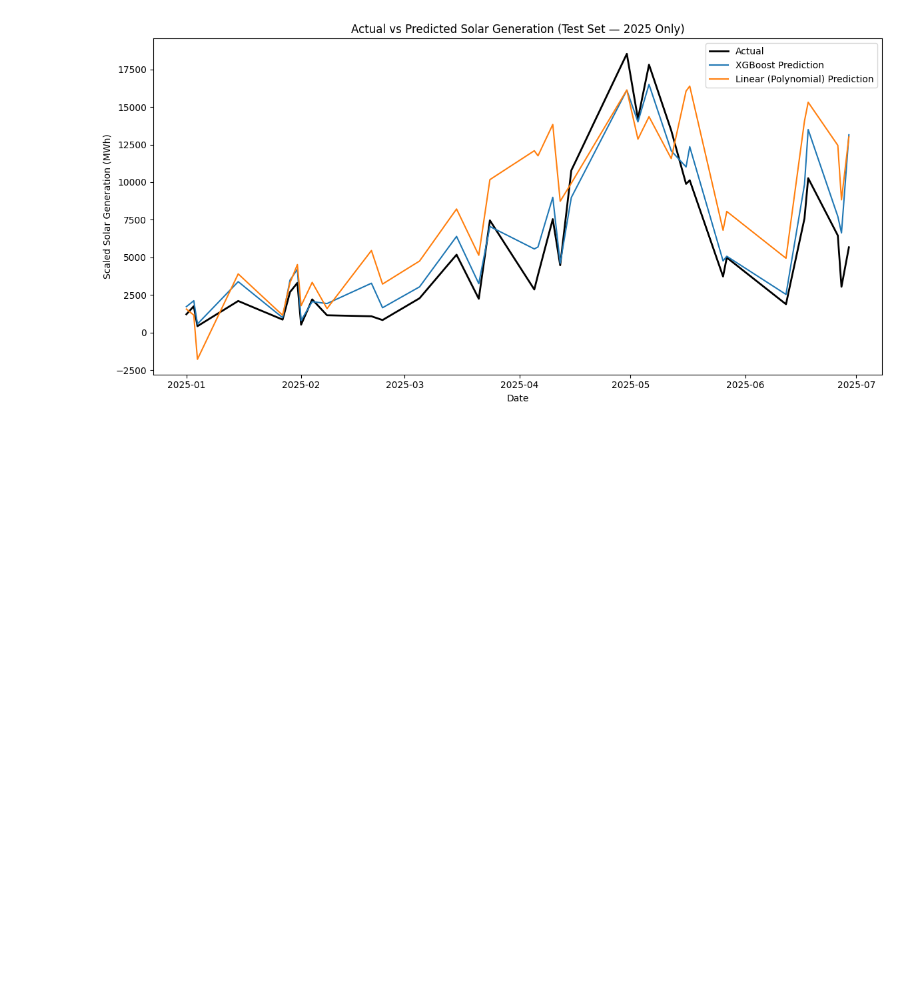
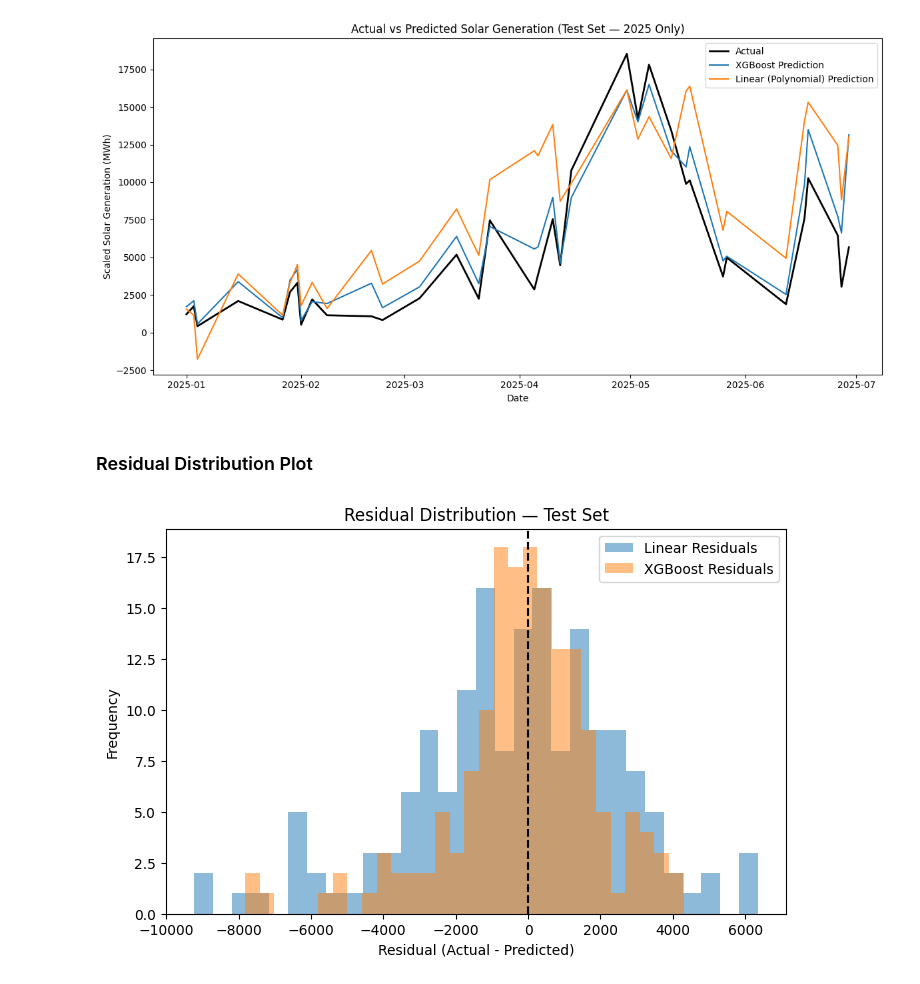
Before and after one commit to MatthieuGlemarec/SolarCast, a Jupyter notebook: Notebooks/04_Model_Evaluation/Model_Evaluation.ipynb, the cells around one changed output. Drawn from its saved outputs; the diff is of its cells as text; code cells hidden in the pictures; blank space fills up the shorter version.

```diff
--- a/Notebooks/04_Model_Evaluation/Model_Evaluation.ipynb
+++ b/Notebooks/04_Model_Evaluation/Model_Evaluation.ipynb
@@ -288,3 +288,17 @@ plt.tight_layout()
 plt.show()
 # %% [output]
 [figure]
+# %% [markdown]
+### Residual Distribution Plot
+# %%
+plt.figure(figsize=(8,5))
+plt.hist(y_test_lin - y_pred_test_lin, bins=30, alpha=0.5, label="Linear Residuals")
+plt.hist(y_test_xgb - y_pred_test_xgb, bins=30, alpha=0.5, label="XGBoost Residuals")
+plt.axvline(0, color='black', linestyle='--')
+plt.legend()
+plt.xlabel("Residual (Actual - Predicted)")
+plt.ylabel("Frequency")
+plt.title("Residual Distribution — Test Set")
+plt.show()
+# %% [output]
+[figure, added]
```
Also changed, not shown: parts of 5 cells of this notebook, 6 other files.
